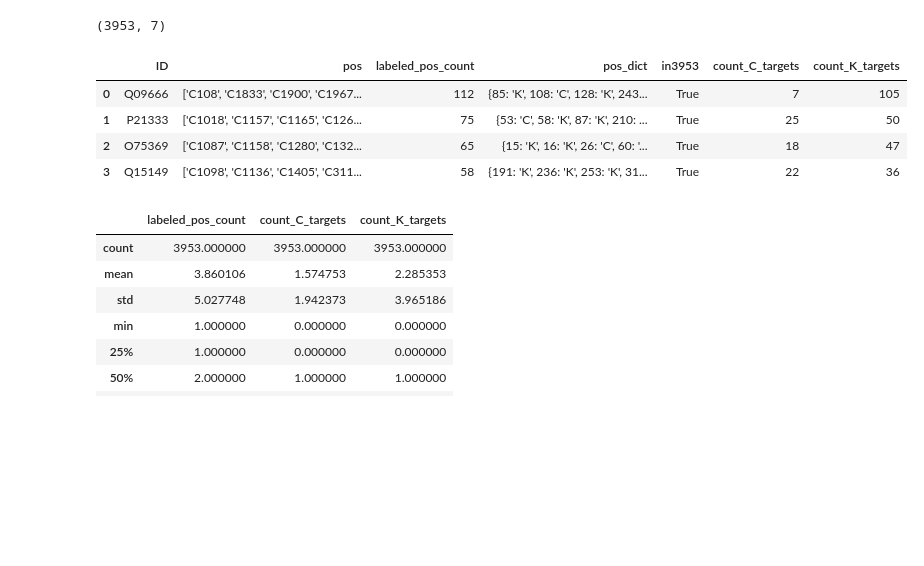
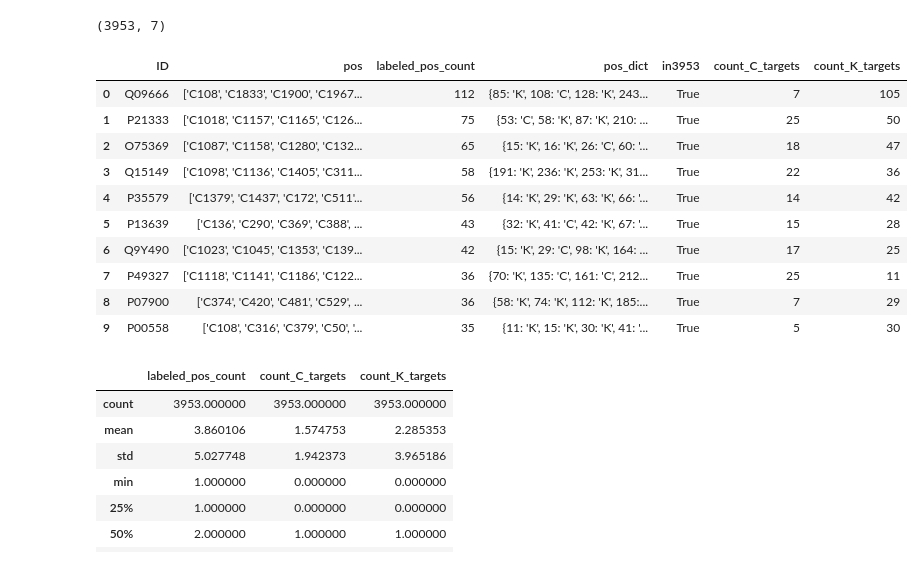
Before and after one commit to Mfpfox/MAPPING, a Jupyter notebook: F19_11_19_MISMAP_CK_SCORE.ipynb, the cells around one changed output. Cells and saved outputs as stored; diff of their text form; code cells hidden in the pictures; blank space fills up the shorter version.

```diff
--- a/F19_11_19_MISMAP_CK_SCORE.ipynb
+++ b/F19_11_19_MISMAP_CK_SCORE.ipynb
@@ -145,13 +137,19 @@ print(dicmerge.shape)
 # %% [output]
 (3953, 7)
 # %%
-dicmerge.head(4)
+dicmerge.head(10)
 # %% [output]
 |  | ID | pos | labeled_pos_count | pos_dict | in3953 | count_C_targets | count_K_targets |
 | 0 | Q09666 | ['C108', 'C1833', 'C1900', 'C1967... | 112 | {85: 'K', 108: 'C', 128: 'K', 243... | True | 7 | 105 |
 | 1 | P21333 | ['C1018', 'C1157', 'C1165', 'C126... | 75 | {53: 'C', 58: 'K', 87: 'K', 210: ... | True | 25 | 50 |
 | 2 | O75369 | ['C1087', 'C1158', 'C1280', 'C132... | 65 | {15: 'K', 16: 'K', 26: 'C', 60: '... | True | 18 | 47 |
 | 3 | Q15149 | ['C1098', 'C1136', 'C1405', 'C311... | 58 | {191: 'K', 236: 'K', 253: 'K', 31... | True | 22 | 36 |
+| 4 | P35579 | ['C1379', 'C1437', 'C172', 'C511'... | 56 | {14: 'K', 29: 'K', 63: 'K', 66: '... | True | 14 | 42 |
+| 5 | P13639 | ['C136', 'C290', 'C369', 'C388', ... | 43 | {32: 'K', 41: 'C', 42: 'K', 67: '... | True | 15 | 28 |
+| 6 | Q9Y490 | ['C1023', 'C1045', 'C1353', 'C139... | 42 | {15: 'K', 29: 'C', 98: 'K', 164: ... | True | 17 | 25 |
+| 7 | P49327 | ['C1118', 'C1141', 'C1186', 'C122... | 36 | {70: 'K', 135: 'C', 161: 'C', 212... | True | 25 | 11 |
+| 8 | P07900 | ['C374', 'C420', 'C481', 'C529', ... | 36 | {58: 'K', 74: 'K', 112: 'K', 185:... | True | 7 | 29 |
+| 9 | P00558 | ['C108', 'C316', 'C379', 'C50', '... | 35 | {11: 'K', 15: 'K', 30: 'K', 41: '... | True | 5 | 30 |
 # %%
 dicmerge.to_csv("dict_with_CK_counts_3953.csv", index=False)
 # %%
```
Also changed, not shown: parts of 113 cells of this notebook, 4 other files.
